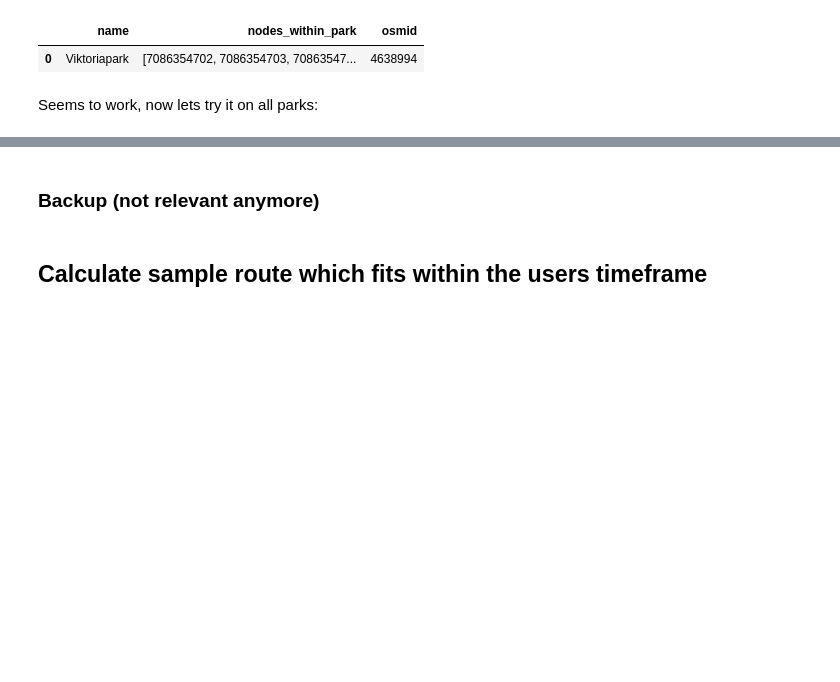
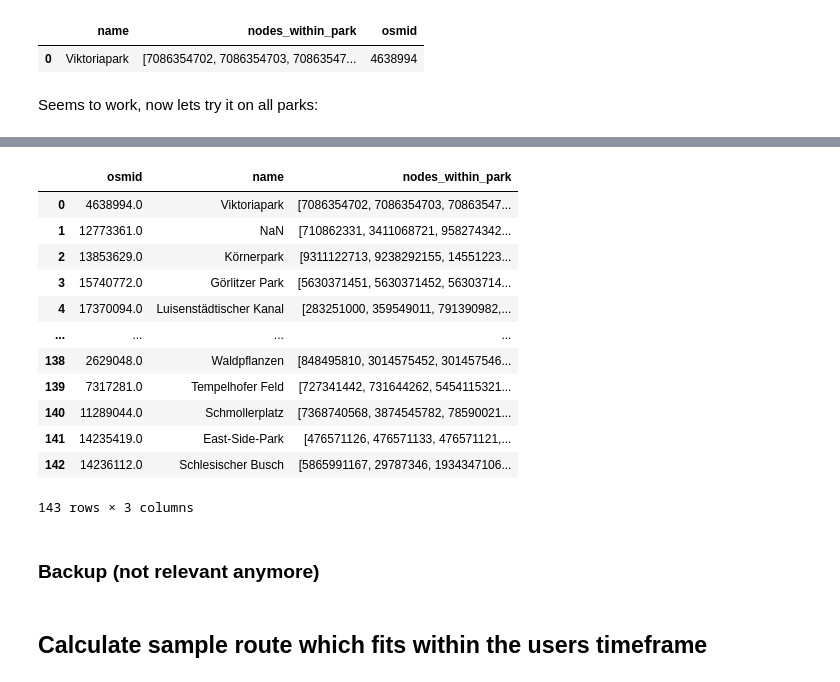
Before and after one commit to Heity94/WalkieLookie, a Jupyter notebook: notebooks/ParkData_Example.ipynb, the cells around one changed output, grey strips where cells are left out. Drawn from its saved outputs; the diff is of its cells as text; code cells hidden in the pictures; blank space fills up the shorter version.

Commit message:
Finished Downloading Kreuzberg Park data

```diff
--- a/notebooks/ParkData_Example.ipynb
+++ b/notebooks/ParkData_Example.ipynb
@@ -351 +354,17 @@ bln_xberg_parks_park_nodes = bln_xberg_parks_cln.apply(retrieve_nodes_within_par
+# %%
+bln_xberg_parks_park_nodes
+# %% [output]
+|  | osmid | name | nodes_within_park |
+| 0 | 4638994.0 | Viktoriapark | [7086354702, 7086354703, 70863547... |
+| 1 | 12773361.0 | NaN | [710862331, 3411068721, 958274342... |
+| 2 | 13853629.0 | Körnerpark | [9311122713, 9238292155, 14551223... |
+| 3 | 15740772.0 | Görlitzer Park | [5630371451, 5630371452, 56303714... |
+| 4 | 17370094.0 | Luisenstädtischer Kanal | [283251000, 359549011, 791390982,... |
+| ... | ... | ... | ... |
+| 138 | 2629048.0 | Waldpflanzen | [848495810, 3014575452, 301457546... |
+| 139 | 7317281.0 | Tempelhofer Feld | [727341442, 731644262, 5454115321... |
+| 140 | 11289044.0 | Schmollerplatz | [7368740568, 3874545782, 78590021... |
+| 141 | 14235419.0 | East-Side-Park | [476571126, 476571133, 476571121,... |
+| 142 | 14236112.0 | Schlesischer Busch | [5865991167, 29787346, 1934347106... |
+143 rows × 3 columns
 # %%
```
Also changed, not shown: parts of 3 cells of this notebook.
